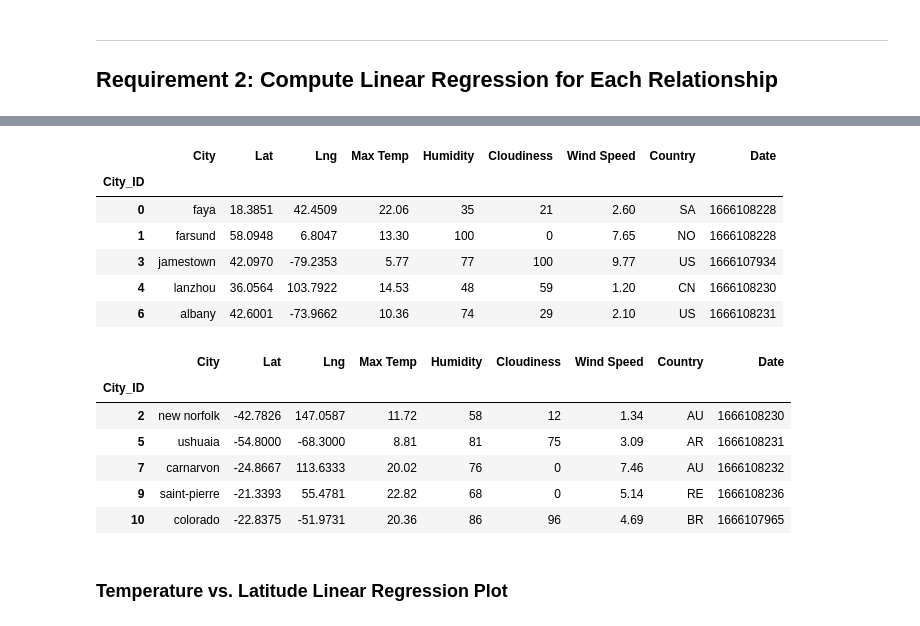
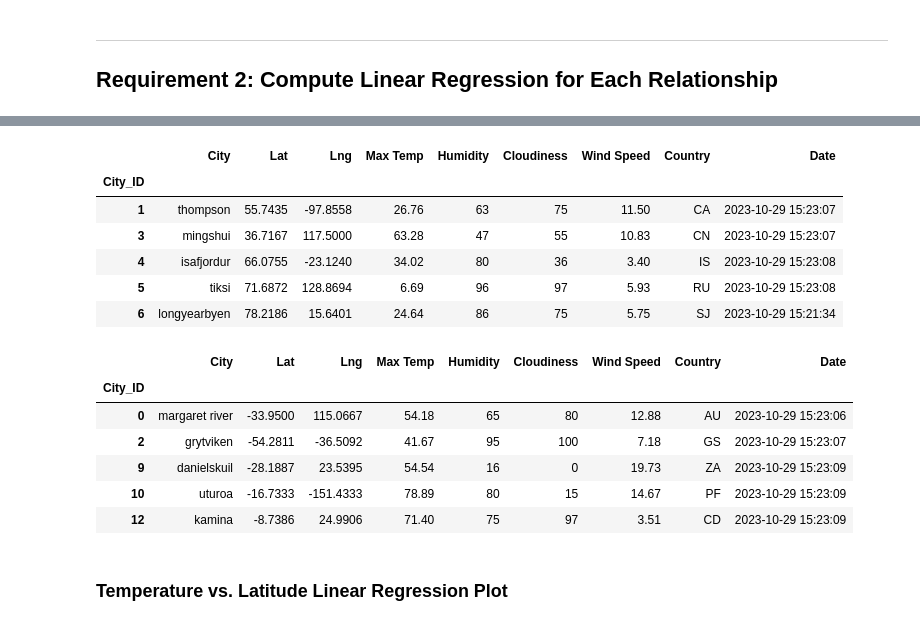
Before and after one commit to andrew-voortman/Python-API-Challenge, a Jupyter notebook: WeatherPy/WeatherPy.ipynb, the cells around one changed output, grey strips where cells are left out. Cells and saved outputs as stored; diff of their text form; code cells hidden in the pictures.

```diff
--- a/WeatherPy/WeatherPy.ipynb
+++ b/WeatherPy/WeatherPy.ipynb
@@ -259,30 +336,30 @@ plt.show()
 # %%
 # Create a DataFrame with the Northern Hemisphere data (Latitude >= 0)
-# YOUR CODE HERE
+northern_hemi_df = city_data_df.loc[(city_data_df['Lat'] >= 0)]
 
 # Display sample data
 northern_hemi_df.head()
 # %% [output]
 |  | City | Lat | Lng | Max Temp | Humidity | Cloudiness | Wind Speed | Country | Date |
 | City_ID |  |  |  |  |  |  |  |  |  |
-| 0 | faya | 18.3851 | 42.4509 | 22.06 | 35 | 21 | 2.60 | SA | 1666108228 |
-| 1 | farsund | 58.0948 | 6.8047 | 13.30 | 100 | 0 | 7.65 | NO | 1666108228 |
-| 3 | jamestown | 42.0970 | -79.2353 | 5.77 | 77 | 100 | 9.77 | US | 1666107934 |
-| 4 | lanzhou | 36.0564 | 103.7922 | 14.53 | 48 | 59 | 1.20 | CN | 1666108230 |
-| 6 | albany | 42.6001 | -73.9662 | 10.36 | 74 | 29 | 2.10 | US | 1666108231 |
+| 1 | thompson | 55.7435 | -97.8558 | 26.76 | 63 | 75 | 11.50 | CA | 2023-10-29 15:23:07 |
+| 3 | mingshui | 36.7167 | 117.5000 | 63.28 | 47 | 55 | 10.83 | CN | 2023-10-29 15:23:07 |
+| 4 | isafjordur | 66.0755 | -23.1240 | 34.02 | 80 | 36 | 3.40 | IS | 2023-10-29 15:23:08 |
+| 5 | tiksi | 71.6872 | 128.8694 | 6.69 | 96 | 97 | 5.93 | RU | 2023-10-29 15:23:08 |
+| 6 | longyearbyen | 78.2186 | 15.6401 | 24.64 | 86 | 75 | 5.75 | SJ | 2023-10-29 15:21:34 |
 # %%
 # Create a DataFrame with the Southern Hemisphere data (Latitude < 0)
-# YOUR CODE HERE
+southern_hemi_df = city_data_df.loc[(city_data_df['Lat'] <= 0)]
 
 # Display sample data
 southern_hemi_df.head()
 # %% [output]
 |  | City | Lat | Lng | Max Temp | Humidity | Cloudiness | Wind Speed | Country | Date |
 | City_ID |  |  |  |  |  |  |  |  |  |
-| 2 | new norfolk | -42.7826 | 147.0587 | 11.72 | 58 | 12 | 1.34 | AU | 1666108230 |
-| 5 | ushuaia | -54.8000 | -68.3000 | 8.81 | 81 | 75 | 3.09 | AR | 1666108231 |
-| 7 | carnarvon | -24.8667 | 113.6333 | 20.02 | 76 | 0 | 7.46 | AU | 1666108232 |
-| 9 | saint-pierre | -21.3393 | 55.4781 | 22.82 | 68 | 0 | 5.14 | RE | 1666108236 |
-| 10 | colorado | -22.8375 | -51.9731 | 20.36 | 86 | 96 | 4.69 | BR | 1666107965 |
+| 0 | margaret river | -33.9500 | 115.0667 | 54.18 | 65 | 80 | 12.88 | AU | 2023-10-29 15:23:06 |
+| 2 | grytviken | -54.2811 | -36.5092 | 41.67 | 95 | 100 | 7.18 | GS | 2023-10-29 15:23:07 |
+| 9 | danielskuil | -28.1887 | 23.5395 | 54.54 | 16 | 0 | 19.73 | ZA | 2023-10-29 15:23:09 |
+| 10 | uturoa | -16.7333 | -151.4333 | 78.89 | 80 | 15 | 14.67 | PF | 2023-10-29 15:23:09 |
+| 12 | kamina | -8.7386 | 24.9906 | 71.40 | 75 | 97 | 3.51 | CD | 2023-10-29 15:23:09 |
 # %% [markdown]
 ###  Temperature vs. Latitude Linear Regression Plot
```
Also changed, not shown: parts of 40 cells of this notebook, 8 other files.
